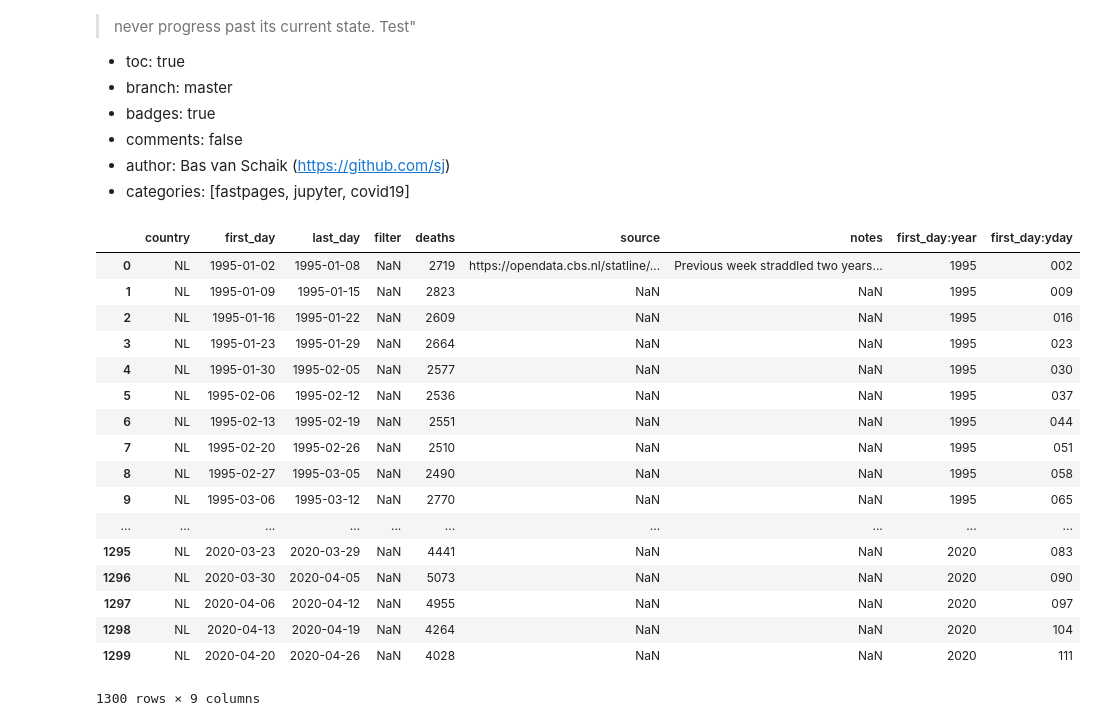
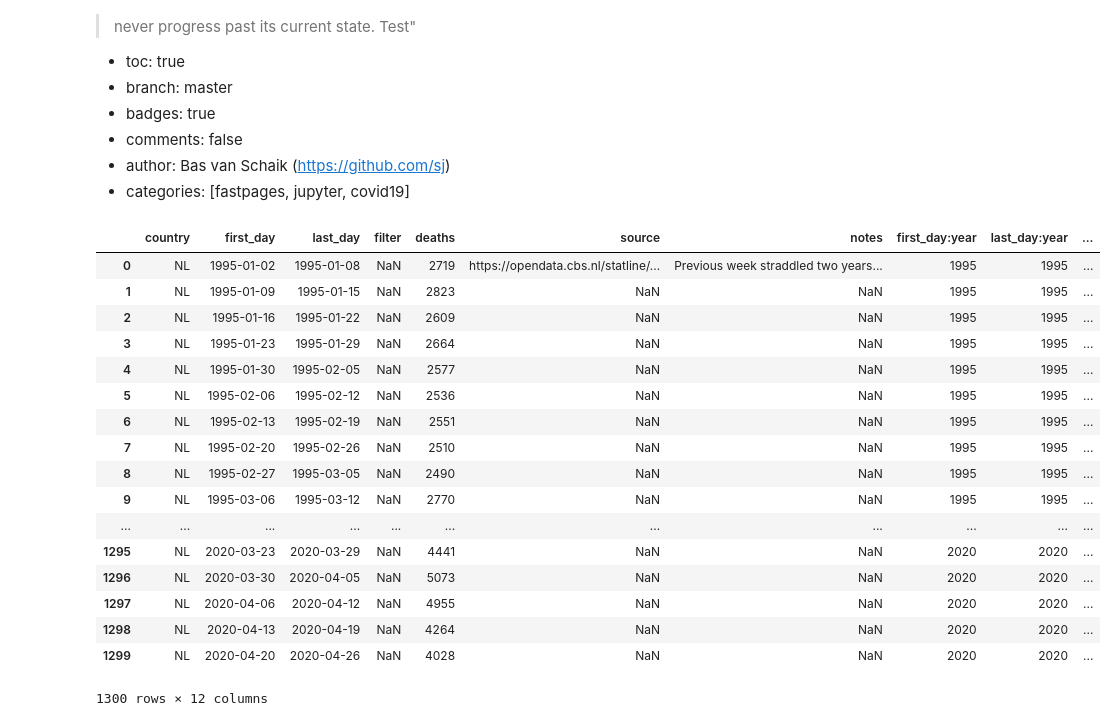
Before and after one commit to sj/covid19-excess-deaths-fastpages, a Jupyter notebook: _notebooks/covid19-excess-deaths.ipynb, the cells around one changed output. Saved outputs shown, nothing was run; the diff lists cells and outputs as text; code cells hidden in the pictures.

```diff
--- a/_notebooks/covid19-excess-deaths.ipynb
+++ b/_notebooks/covid19-excess-deaths.ipynb
@@ -14,32 +16,37 @@ import altair as alt
 # %%
 df = pd.read_csv("https://raw.githubusercontent.com/sj/covid19-excess-deaths-data/master/weekly-deaths.csv", sep=';', parse_dates=['first_day', 'last_day'])
 
 ## Create separate column containing the year of the measurement. Will be used to split up
 ## years in different data series in the visualisation.
 df['first_day:year'] = df['first_day'].dt.year
+df['last_day:year'] = df['last_day'].dt.year
 
 ## Create column for day-of-the-year to plot the different series for the different years
-df['first_day:yday'] = df['first_day'].dt.strftime('%j')
+df['first_day:yday'] = df['first_day'].dt.strftime('%j').astype(int)
+df['last_day:yday'] = df['last_day'].dt.strftime('%j').astype(int)
+
+## Create column for the middle day
+df['middle_day:yday'] = (df['first_day:yday'] + (df['last_day:yday'] - df['first_day:yday']) / 2.0).astype(int)
 
 ## To investigate/display the entire dataset, uncomment the following:
 #with pd.option_context('display.max_rows', 2000):
 display(df)
 # %% [output]
-|  | country | first_day | last_day | filter | deaths | source | notes | first_day:year | first_day:yday |
-| 0 | NL | 1995-01-02 | 1995-01-08 | NaN | 2719 | https://opendata.cbs.nl/statline/... | Previous week straddled two years... | 1995 | 002 |
-| 1 | NL | 1995-01-09 | 1995-01-15 | NaN | 2823 | NaN | NaN | 1995 | 009 |
-| 2 | NL | 1995-01-16 | 1995-01-22 | NaN | 2609 | NaN | NaN | 1995 | 016 |
-| 3 | NL | 1995-01-23 | 1995-01-29 | NaN | 2664 | NaN | NaN | 1995 | 023 |
-| 4 | NL | 1995-01-30 | 1995-02-05 | NaN | 2577 | NaN | NaN | 1995 | 030 |
-| 5 | NL | 1995-02-06 | 1995-02-12 | NaN | 2536 | NaN | NaN | 1995 | 037 |
-| 6 | NL | 1995-02-13 | 1995-02-19 | NaN | 2551 | NaN | NaN | 1995 | 044 |
-| 7 | NL | 1995-02-20 | 1995-02-26 | NaN | 2510 | NaN | NaN | 1995 | 051 |
-| 8 | NL | 1995-02-27 | 1995-03-05 | NaN | 2490 | NaN | NaN | 1995 | 058 |
-| 9 | NL | 1995-03-06 | 1995-03-12 | NaN | 2770 | NaN | NaN | 1995 | 065 |
-| ... | ... | ... | ... | ... | ... | ... | ... | ... | ... |
-| 1295 | NL | 2020-03-23 | 2020-03-29 | NaN | 4441 | NaN | NaN | 2020 | 083 |
-| 1296 | NL | 2020-03-30 | 2020-04-05 | NaN | 5073 | NaN | NaN | 2020 | 090 |
-| 1297 | NL | 2020-04-06 | 2020-04-12 | NaN | 4955 | NaN | NaN | 2020 | 097 |
-| 1298 | NL | 2020-04-13 | 2020-04-19 | NaN | 4264 | NaN | NaN | 2020 | 104 |
-| 1299 | NL | 2020-04-20 | 2020-04-26 | NaN | 4028 | NaN | NaN | 2020 | 111 |
+|  | country | first_day | last_day | filter | deaths | source | notes | first_day:year | last_day:year | ... |
+| 0 | NL | 1995-01-02 | 1995-01-08 | NaN | 2719 | https://opendata.cbs.nl/statline/... | Previous week straddled two years... | 1995 | 1995 | ... |
+| 1 | NL | 1995-01-09 | 1995-01-15 | NaN | 2823 | NaN | NaN | 1995 | 1995 | ... |
+| 2 | NL | 1995-01-16 | 1995-01-22 | NaN | 2609 | NaN | NaN | 1995 | 1995 | ... |
+| 3 | NL | 1995-01-23 | 1995-01-29 | NaN | 2664 | NaN | NaN | 1995 | 1995 | ... |
+| 4 | NL | 1995-01-30 | 1995-02-05 | NaN | 2577 | NaN | NaN | 1995 | 1995 | ... |
+| 5 | NL | 1995-02-06 | 1995-02-12 | NaN | 2536 | NaN | NaN | 1995 | 1995 | ... |
+| 6 | NL | 1995-02-13 | 1995-02-19 | NaN | 2551 | NaN | NaN | 1995 | 1995 | ... |
+| 7 | NL | 1995-02-20 | 1995-02-26 | NaN | 2510 | NaN | NaN | 1995 | 1995 | ... |
+| 8 | NL | 1995-02-27 | 1995-03-05 | NaN | 2490 | NaN | NaN | 1995 | 1995 | ... |
+| 9 | NL | 1995-03-06 | 1995-03-12 | NaN | 2770 | NaN | NaN | 1995 | 1995 | ... |
+| ... | ... | ... | ... | ... | ... | ... | ... | ... | ... | ... |
+| 1295 | NL | 2020-03-23 | 2020-03-29 | NaN | 4441 | NaN | NaN | 2020 | 2020 | ... |
+| 1296 | NL | 2020-03-30 | 2020-04-05 | NaN | 5073 | NaN | NaN | 2020 | 2020 | ... |
+| 1297 | NL | 2020-04-06 | 2020-04-12 | NaN | 4955 | NaN | NaN | 2020 | 2020 | ... |
+| 1298 | NL | 2020-04-13 | 2020-04-19 | NaN | 4264 | NaN | NaN | 2020 | 2020 | ... |
+| 1299 | NL | 2020-04-20 | 2020-04-26 | NaN | 4028 | NaN | NaN | 2020 | 2020 | ... |
-1300 rows × 9 columns
+1300 rows × 12 columns
```
Also changed, not shown: parts of 3 cells of this notebook.
